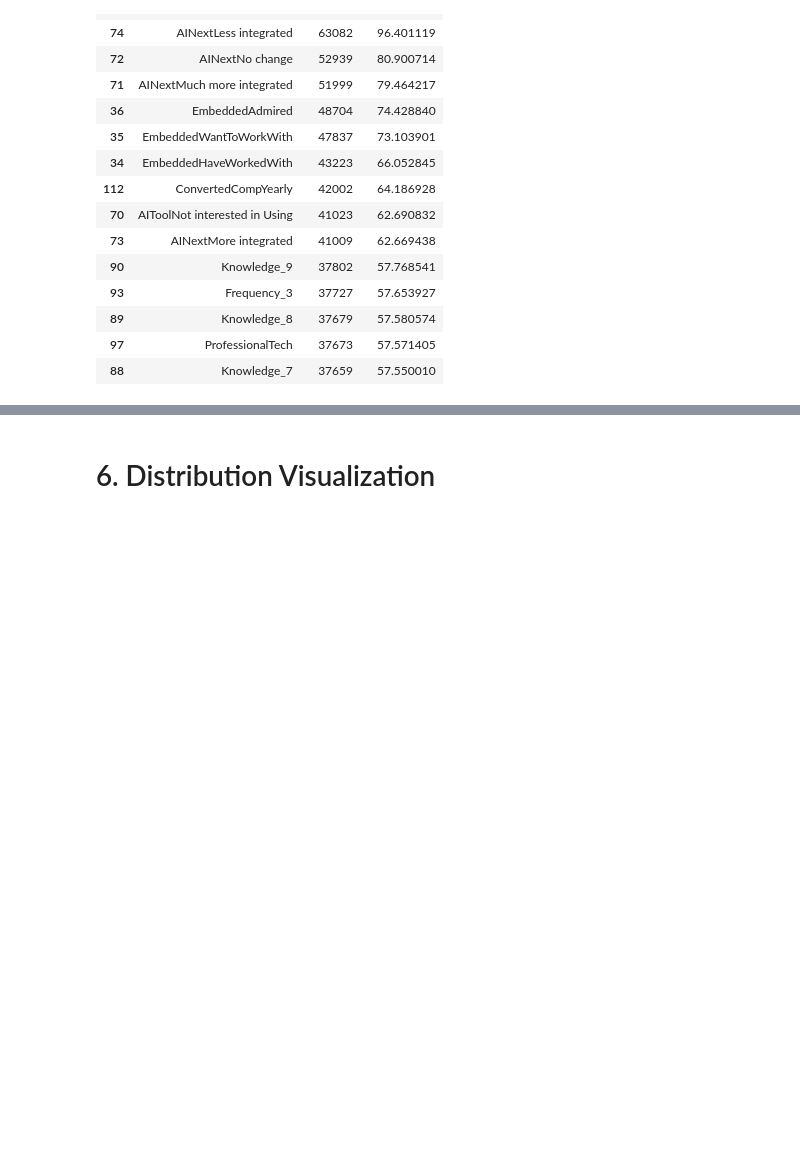
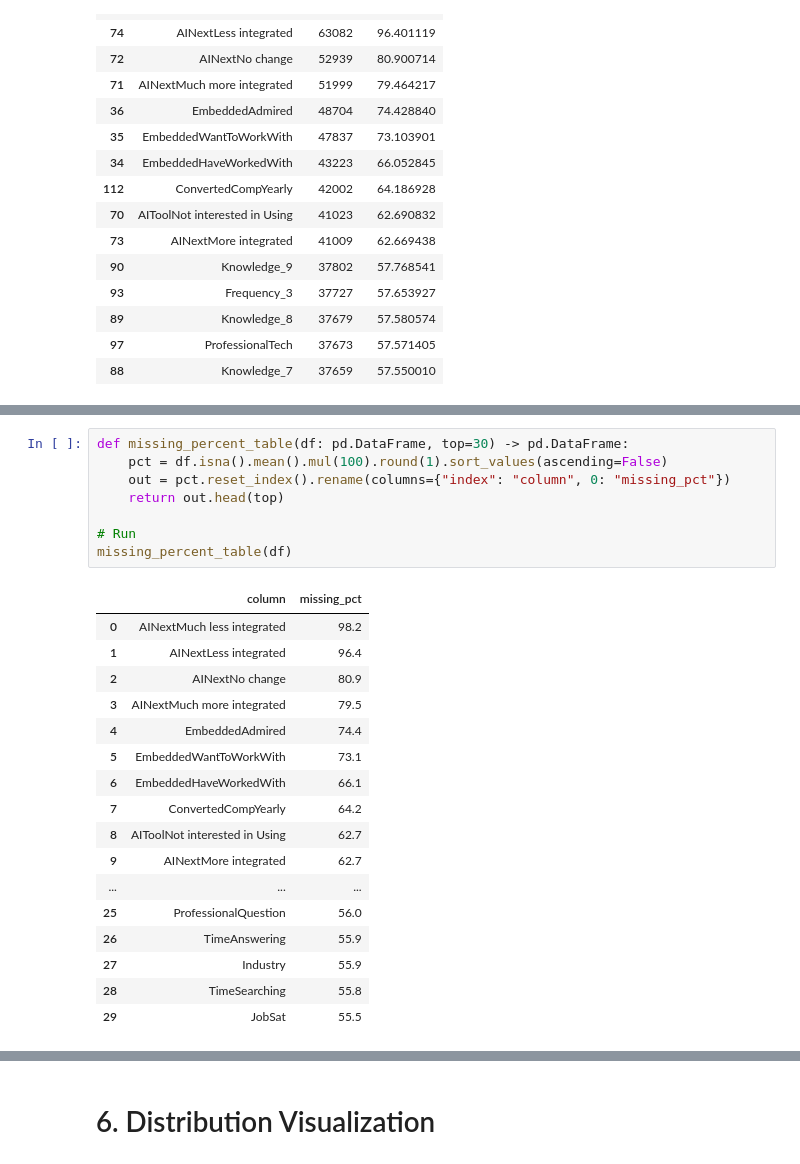
Before and after one commit to JuanPabloAR-ai/analisis-encuestas-stack-overflow, a Jupyter notebook: notebooks/EDA_and_Modeling.ipynb, the cells around one changed output, grey strips where cells are left out. Drawn from its saved outputs; the diff is of its cells as text; blank space fills up the shorter version.

```diff
--- a/notebooks/EDA_and_Modeling.ipynb
+++ b/notebooks/EDA_and_Modeling.ipynb
@@ -113,0 +140,26 @@ missing.head(15)
+# %%
+def missing_percent_table(df: pd.DataFrame, top=30) -> pd.DataFrame:
+    pct = df.isna().mean().mul(100).round(1).sort_values(ascending=False)
+    out = pct.reset_index().rename(columns={"index": "column", 0: "missing_pct"})
+    return out.head(top)
+
+# Run
+missing_percent_table(df)
+# %% [output]
+|  | column | missing_pct |
+| 0 | AINextMuch less integrated | 98.2 |
+| 1 | AINextLess integrated | 96.4 |
+| 2 | AINextNo change | 80.9 |
+| 3 | AINextMuch more integrated | 79.5 |
+| 4 | EmbeddedAdmired | 74.4 |
+| 5 | EmbeddedWantToWorkWith | 73.1 |
+| 6 | EmbeddedHaveWorkedWith | 66.1 |
+| 7 | ConvertedCompYearly | 64.2 |
+| 8 | AIToolNot interested in Using | 62.7 |
+| 9 | AINextMore integrated | 62.7 |
+| ... | ... | ... |
+| 25 | ProfessionalQuestion | 56.0 |
+| 26 | TimeAnswering | 55.9 |
+| 27 | Industry | 55.9 |
+| 28 | TimeSearching | 55.8 |
+| 29 | JobSat | 55.5 |
```
Also changed, not shown: parts of 5 cells of this notebook, 1 other file.
